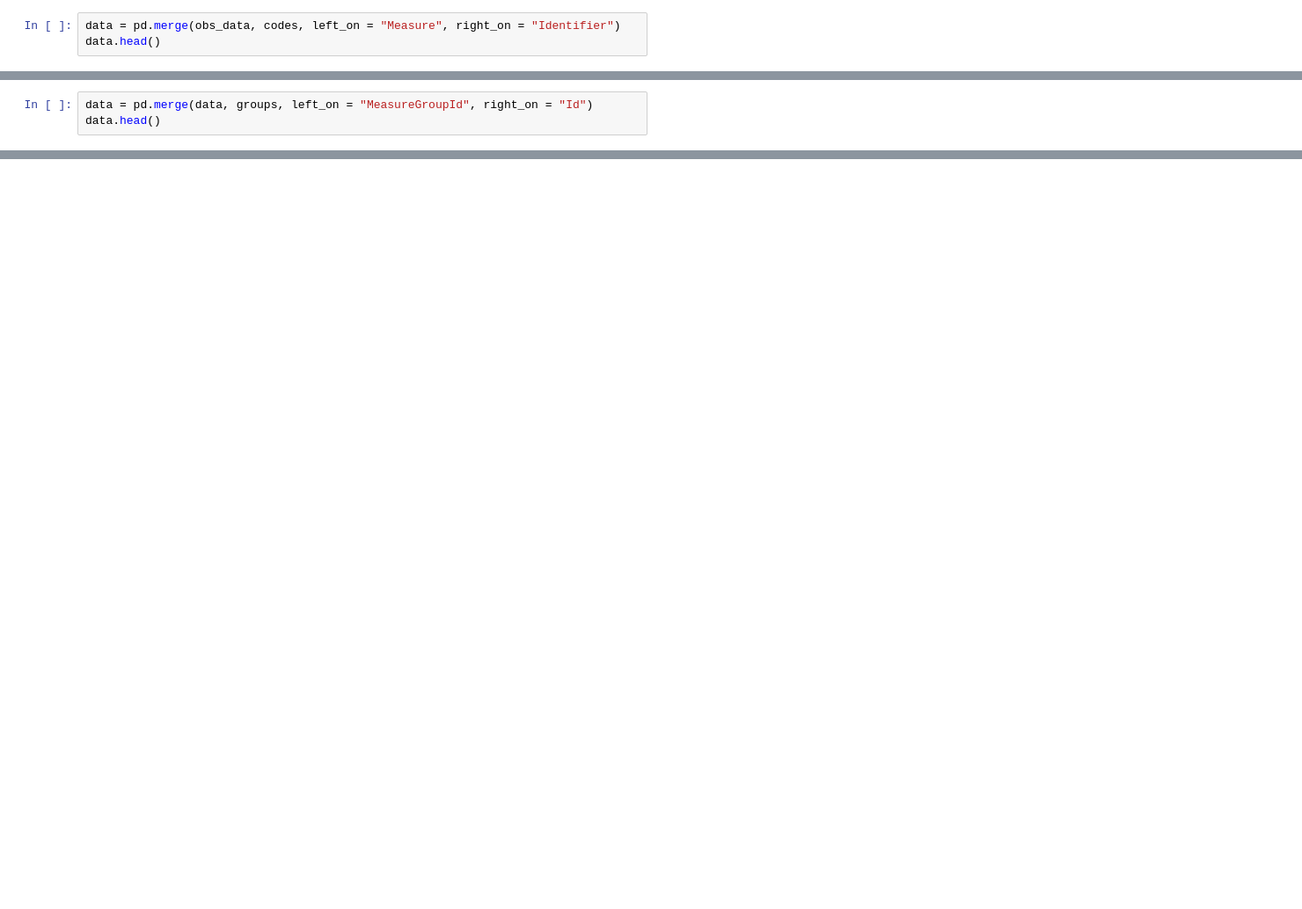
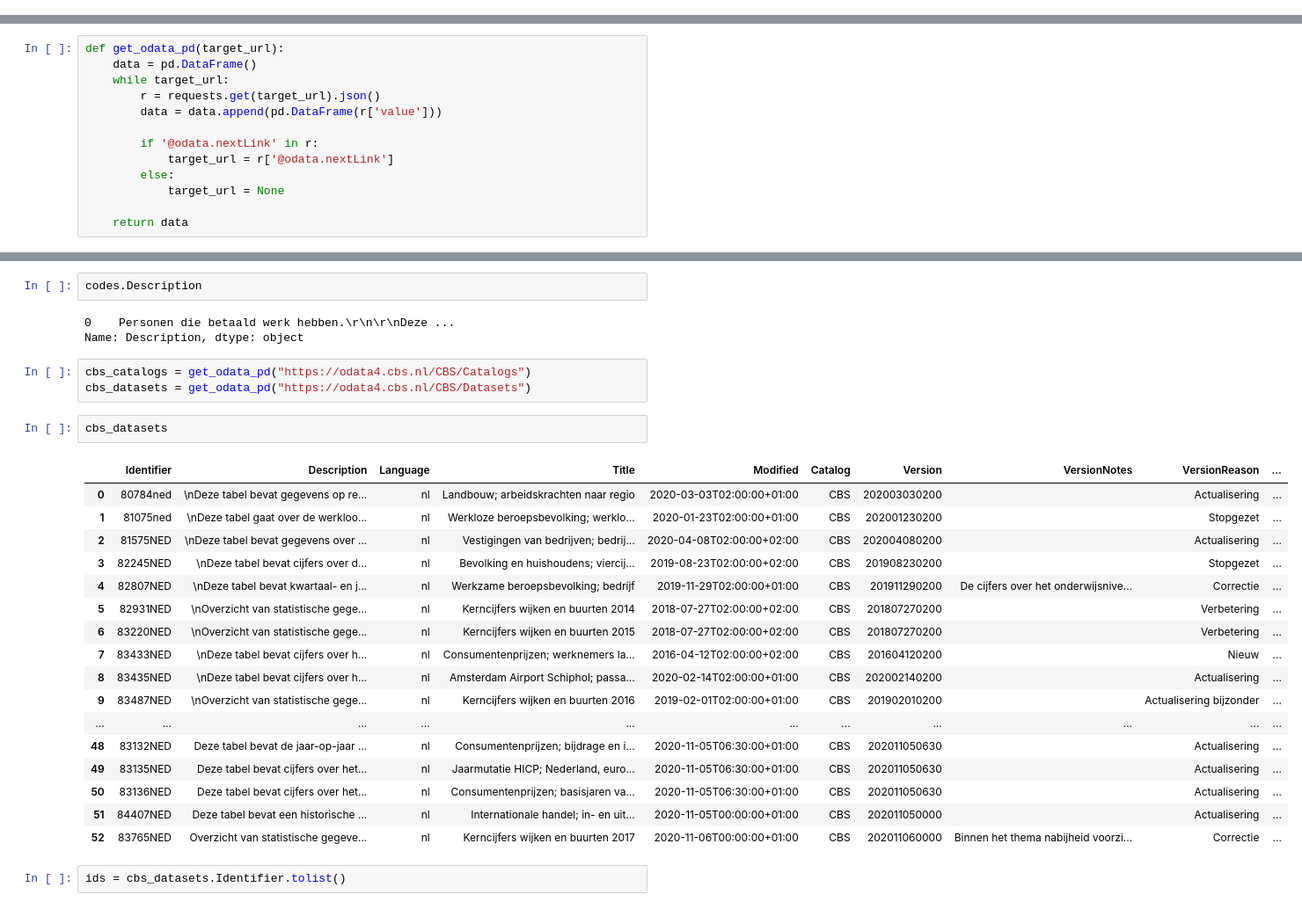
Before and after one commit to galamit86/nimbletl, a Jupyter notebook: nimbletl/temp_odata4_notebook.ipynb, the cells around one changed output, grey strips where cells are left out. Shown: that part at 88% size. Saved outputs shown, nothing was run; the diff lists cells and outputs as text; blank space fills up the shorter version.

Commit message:
create function to download odata v4 and upload to GCS

```diff
--- a/nimbletl/temp_odata4_notebook.ipynb
+++ b/nimbletl/temp_odata4_notebook.ipynb
@@ -121,3 +0,0 @@ obs_data.head()
-# %%
-data = pd.merge(obs_data, codes, left_on = "Measure", right_on = "Identifier")
-data.head()
@@ -131,3 +0,0 @@ data.head()
-# %%
-data = pd.merge(data, groups, left_on = "MeasureGroupId", right_on = "Id")
-data.head()
@@ -140,0 +35,13 @@ data.head()
+# %%
+def get_odata_pd(target_url):
+    data = pd.DataFrame()
+    while target_url:
+        r = requests.get(target_url).json()
+        data = data.append(pd.DataFrame(r['value']))
+
+        if '@odata.nextLink' in r:
+            target_url = r['@odata.nextLink']
+        else:
+            target_url = None
+
+    return data
@@ -140,0 +180,30 @@ data.head()
+# %%
+codes.Description
+# %% [output]
+0    Personen die betaald werk hebben.\r\n\r\nDeze ...
+Name: Description, dtype: object
+# %%
+cbs_catalogs = get_odata_pd("https://odata4.cbs.nl/CBS/Catalogs")
+cbs_datasets = get_odata_pd("https://odata4.cbs.nl/CBS/Datasets")
+# %%
+cbs_datasets
+# %% [output]
+|  | Identifier | Description | Language | Title | Modified | Catalog | Version | VersionNotes | VersionReason | ... |
+| 0 | 80784ned | \nDeze tabel bevat gegevens op re... | nl | Landbouw; arbeidskrachten naar regio | 2020-03-03T02:00:00+01:00 | CBS | 202003030200 |  | Actualisering | ... |
+| 1 | 81075ned | \nDeze tabel gaat over de werkloo... | nl | Werkloze beroepsbevolking; werklo... | 2020-01-23T02:00:00+01:00 | CBS | 202001230200 |  | Stopgezet | ... |
+| 2 | 81575NED | \nDeze tabel bevat gegevens over ... | nl | Vestigingen van bedrijven; bedrij... | 2020-04-08T02:00:00+02:00 | CBS | 202004080200 |  | Actualisering | ... |
+| 3 | 82245NED | \nDeze tabel bevat cijfers over d... | nl | Bevolking en huishoudens; viercij... | 2019-08-23T02:00:00+02:00 | CBS | 201908230200 |  | Stopgezet | ... |
+| 4 | 82807NED | \nDeze tabel bevat kwartaal- en j... | nl | Werkzame beroepsbevolking; bedrijf | 2019-11-29T02:00:00+01:00 | CBS | 201911290200 | De cijfers over het onderwijsnive... | Correctie | ... |
+| 5 | 82931NED | \nOverzicht van statistische gege... | nl | Kerncijfers wijken en buurten 2014 | 2018-07-27T02:00:00+02:00 | CBS | 201807270200 |  | Verbetering | ... |
+| 6 | 83220NED | \nOverzicht van statistische gege... | nl | Kerncijfers wijken en buurten 2015 | 2018-07-27T02:00:00+02:00 | CBS | 201807270200 |  | Verbetering | ... |
+| 7 | 83433NED | \nDeze tabel bevat cijfers over h... | nl | Consumentenprijzen; werknemers la... | 2016-04-12T02:00:00+02:00 | CBS | 201604120200 |  | Nieuw | ... |
+| 8 | 83435NED | \nDeze tabel bevat cijfers over h... | nl | Amsterdam Airport Schiphol; passa... | 2020-02-14T02:00:00+01:00 | CBS | 202002140200 |  | Actualisering | ... |
+| 9 | 83487NED | \nOverzicht van statistische gege... | nl | Kerncijfers wijken en buurten 2016 | 2019-02-01T02:00:00+01:00 | CBS | 201902010200 |  | Actualisering bijzonder | ... |
+| ... | ... | ... | ... | ... | ... | ... | ... | ... | ... | ... |
+| 48 | 83132NED | Deze tabel bevat de jaar-op-jaar ... | nl | Consumentenprijzen; bijdrage en i... | 2020-11-05T06:30:00+01:00 | CBS | 202011050630 |  | Actualisering | ... |
+| 49 | 83135NED | Deze tabel bevat cijfers over het... | nl | Jaarmutatie HICP; Nederland, euro... | 2020-11-05T06:30:00+01:00 | CBS | 202011050630 |  | Actualisering | ... |
+| 50 | 83136NED | Deze tabel bevat cijfers over het... | nl | Consumentenprijzen; basisjaren va... | 2020-11-05T06:30:00+01:00 | CBS | 202011050630 |  | Actualisering | ... |
+| 51 | 84407NED | Deze tabel bevat een historische ... | nl | Internationale handel; in- en uit... | 2020-11-05T00:00:00+01:00 | CBS | 202011050000 |  | Actualisering | ... |
+| 52 | 83765NED | Overzicht van statistische gegeve... | nl | Kerncijfers wijken en buurten 2017 | 2020-11-06T00:00:00+01:00 | CBS | 202011060000 | Binnen het thema nabijheid voorzi... | Correctie | ... |
+# %%
+ids = cbs_datasets.Identifier.tolist()
```
Also changed, not shown: parts of 43 cells of this notebook, 26 other files.
